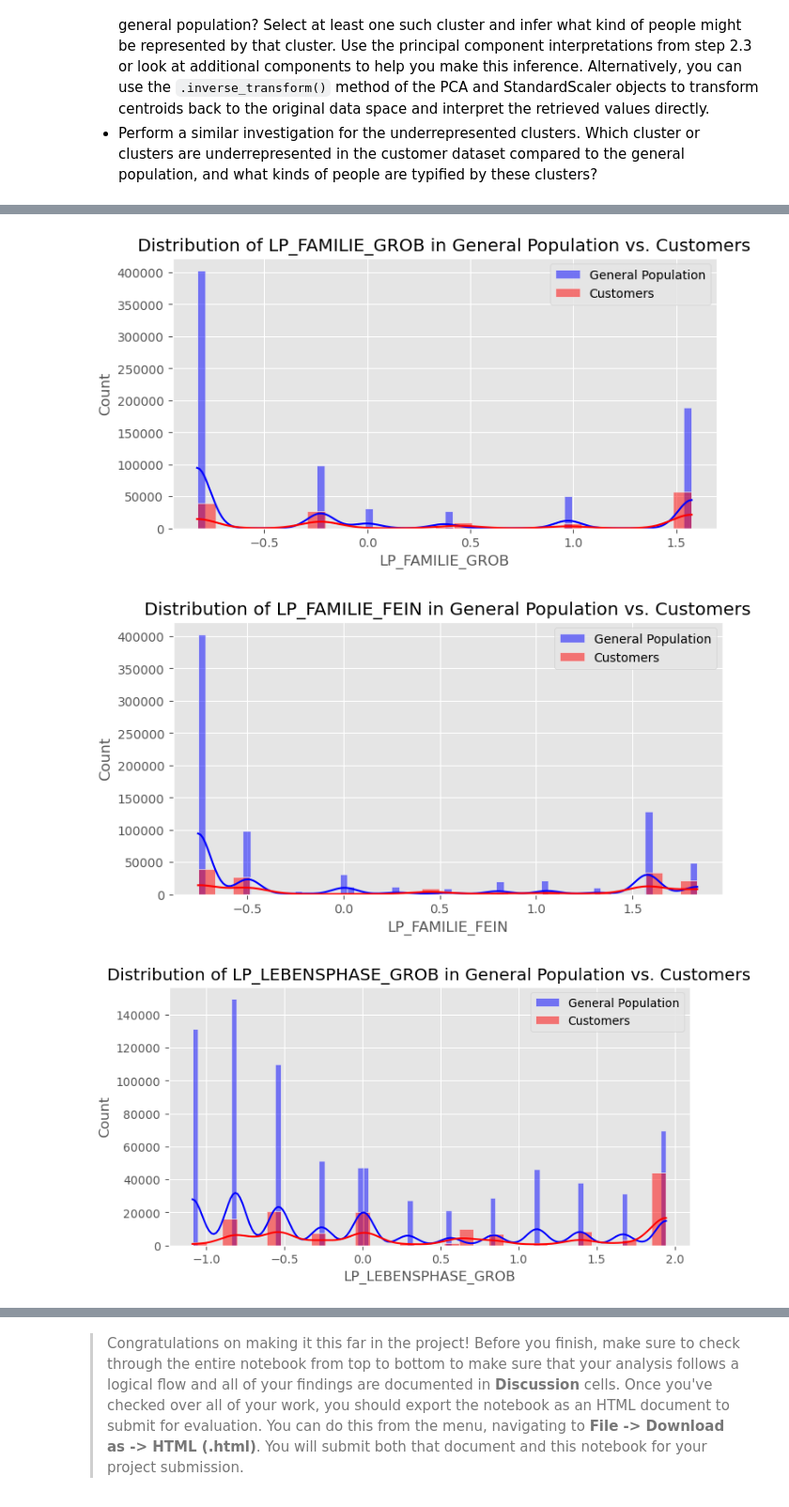
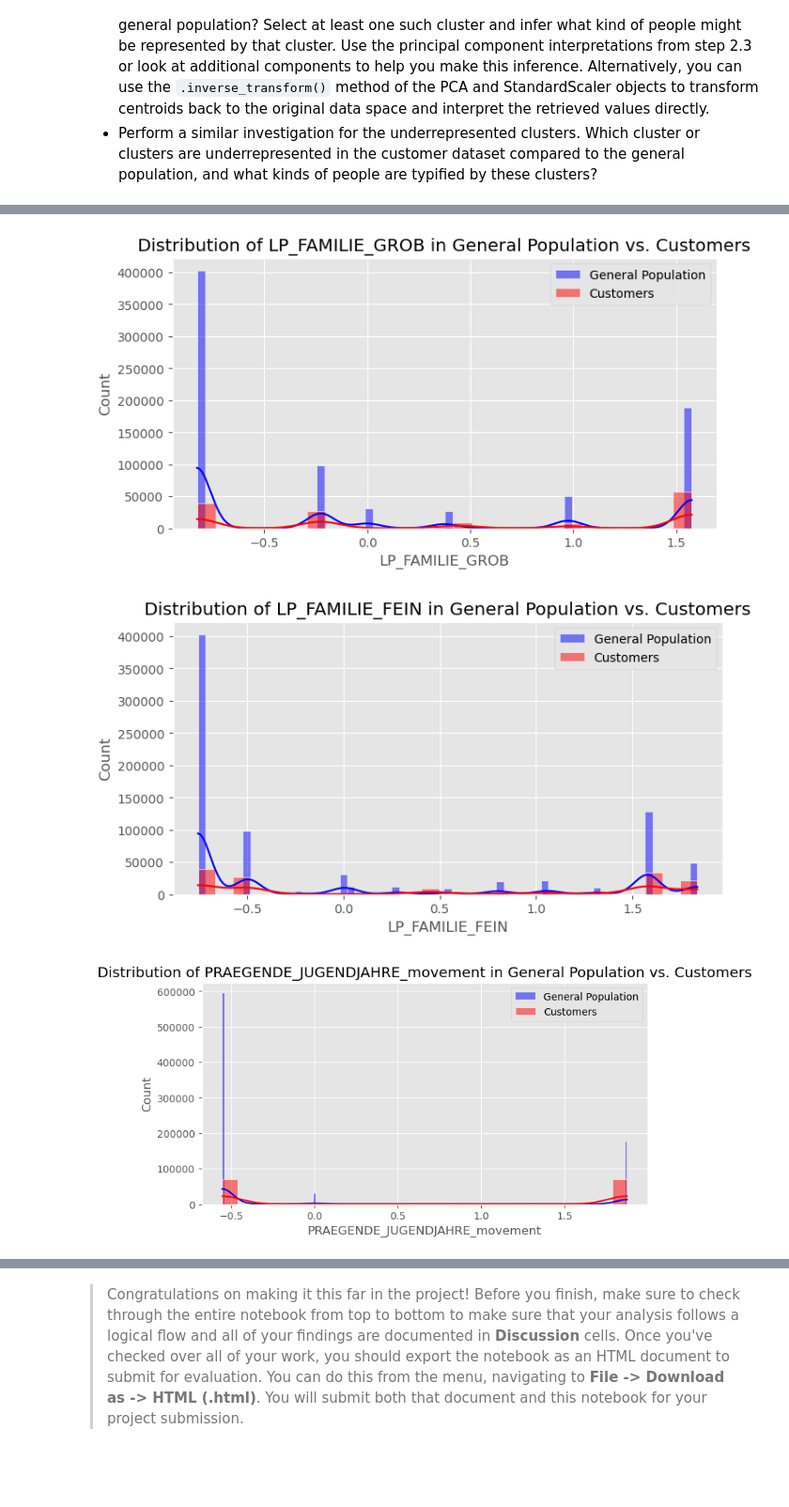
Before and after one commit to jehadadhame/Identify_Customer_Segments, a Jupyter notebook: Identify_Customer_Segments.ipynb, the cells around one changed output, grey strips where cells are left out. Shown at 94% size. Drawn from its saved outputs; the diff is of its cells as text; code cells hidden in the pictures; blank space fills up the shorter version.

```diff
--- a/Identify_Customer_Segments.ipynb
+++ b/Identify_Customer_Segments.ipynb
@@ -564,7 +565,7 @@ def clean_data(df: pd.DataFrame, feature_missin_values, imp_mean):
     ## filling missing data
     # imp_mean = SimpleImputer(missing_values=np.nan, strategy='mean')
     # imp_mean.set_output(transform='pandas')
-    df = imp_mean.fit_transform(df)
+    df = imp_mean.transform(df)
 
     # Return the cleaned dataframe.
 
@@ -923,21 +928,21 @@ get_sorted_pca_weights(pca, AZDIAS_df.columns[:-1], component=underrepresented_c
 # %%
 # What kinds of people are part of a cluster that is underrepresented in the
 # customer data compared to the general population?
-features_to_check = ["LP_FAMILIE_GROB", "LP_FAMILIE_FEIN", "LP_LEBENSPHASE_GROB"]
+features_to_check = ["LP_FAMILIE_GROB", "LP_FAMILIE_FEIN", "PRAEGENDE_JUGENDJAHRE_movement"]
 
 for feature in features_to_check:
     plt.figure(figsize=(8, 4))
     sns.histplot(AZDIAS_df[feature], color="blue", alpha=0.5, label="General Population", kde=True)
     sns.histplot(CUSTOMERS_df[feature], color="red", alpha=0.5, label="Customers", kde=True)
 
     plt.title(f"Distribution of {feature} in General Population vs. Customers")
     plt.xlabel(feature)
     plt.legend()
     plt.show()
 # %% [output]
 [figure]
 [figure]
-[figure, old version]
+[figure, new version]
 # %% [markdown]
 ### Discussion 3.3: Compare Customer Data to Demographics Data
 
```
Also changed, not shown: parts of 9 cells of this notebook, 2 other files.
